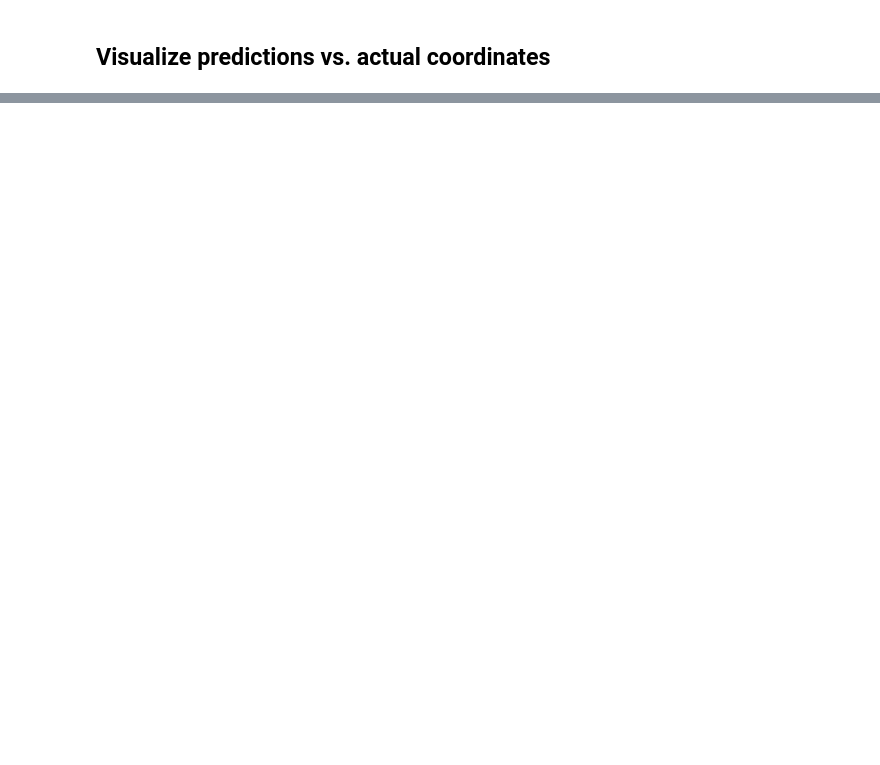
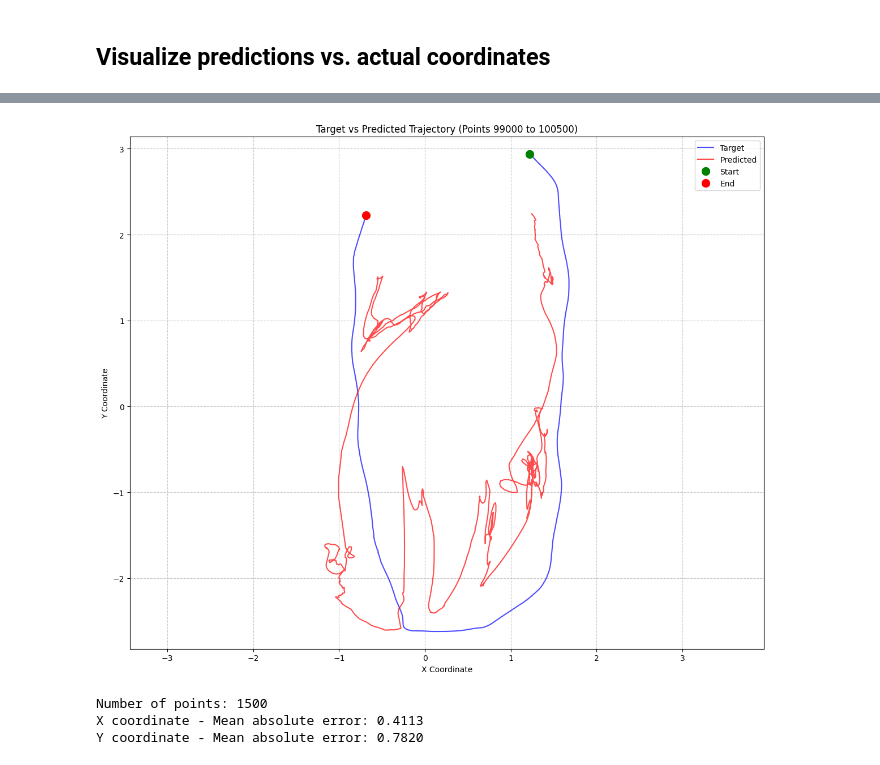
Before and after one commit to jimchen2/indoor_localization_oxford_dataset, a Jupyter notebook: src/other_exp/visualization.ipynb, the cells around one changed output, grey strips where cells are left out. Saved outputs shown, nothing was run; the diff lists cells and outputs as text; code cells hidden in the pictures; blank space fills up the shorter version.

```diff
--- a/src/other_exp/visualization.ipynb
+++ b/src/other_exp/visualization.ipynb
@@ -146,0 +144,53 @@ Y coordinate - Mean absolute error: 0.8161
+# %%
+import matplotlib.pyplot as plt
+import numpy as np
+
+# Define the range for the sequence
+start_point = 99000
+end_point = 100500
+
+
+############################################
+
+# Extract the relevant portion of the data
+range_predictions = predictions[start_point:end_point]
+range_targets = targets[start_point:end_point]
+
+# Create a figure
+plt.figure(figsize=(12, 10))
+
+# Plot the trajectories
+plt.plot(range_targets[:, 0], range_targets[:, 1], 'b-', label='Target', alpha=0.7)
+plt.plot(range_predictions[:, 0], range_predictions[:, 1], 'r-', label='Predicted', alpha=0.7)
+
+# Mark start and end points
+plt.plot(range_targets[0, 0], range_targets[0, 1], 'go', markersize=10, label='Start')
+plt.plot(range_targets[-1, 0], range_targets[-1, 1], 'ro', markersize=10, label='End')
+
+# Set labels and title
+plt.xlabel('X Coordinate')
+plt.ylabel('Y Coordinate')
+plt.title(f'Target vs Predicted Trajectory (Points {start_point} to {end_point})')
+
+# Add legend
+plt.legend()
+
+# Add grid
+plt.grid(True, linestyle='--', alpha=0.7)
+
+# Ensure equal aspect ratio
+plt.axis('equal')
+
+# Show the plot
+plt.tight_layout()
+plt.show()
+
+# Print some statistics
+print(f"Number of points: {len(range_targets)}")
+print(f"X coordinate - Mean absolute error: {np.mean(np.abs(range_predictions[:, 0] - range_targets[:, 0])):.4f}")
+print(f"Y coordinate - Mean absolute error: {np.mean(np.abs(range_predictions[:, 1] - range_targets[:, 1])):.4f}")
+# %% [output]
+[figure, added]
+Number of points: 1500
+X coordinate - Mean absolute error: 0.4113
+Y coordinate - Mean absolute error: 0.7820
```
Also changed, not shown: parts of 2 cells of this notebook, 1 other file.
